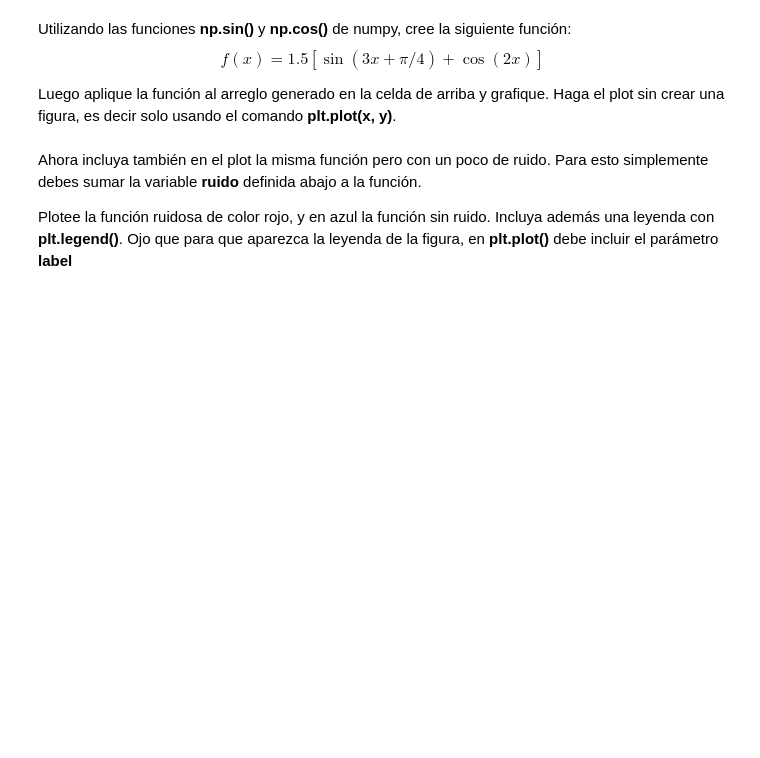
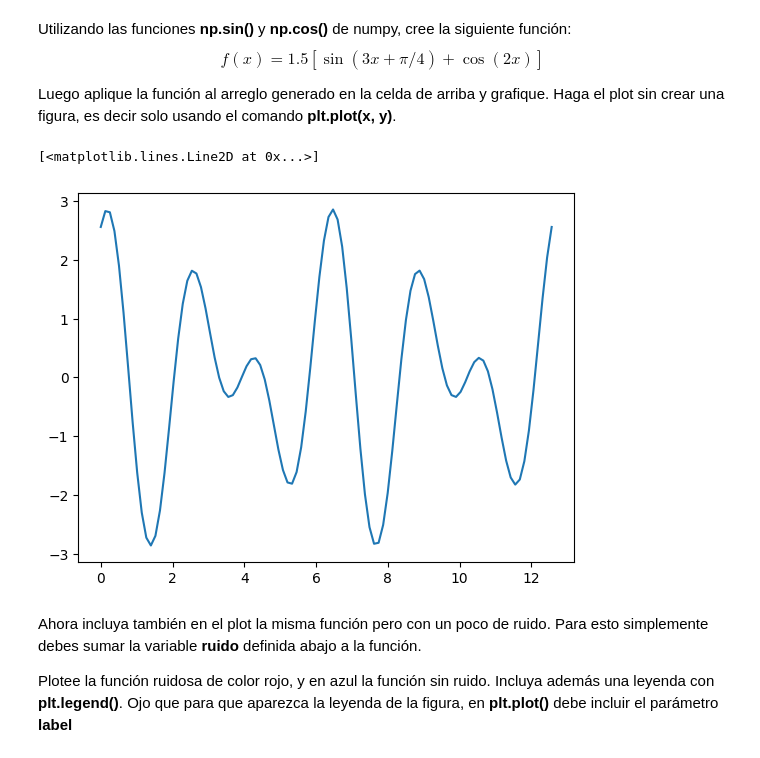
Before and after one commit to martinmaturana777/Tarea-1, a Jupyter notebook: Tarea_1.ipynb, the cells around one changed output. Cells and saved outputs as stored; diff of their text form; code cells hidden in the pictures; blank space fills up the shorter version.

```diff
--- a/Tarea_1.ipynb
+++ b/Tarea_1.ipynb
@@ -207,3 +254,5 @@ x_values =
+# %%
+x_values = np.linspace(0, 4*np.pi, 100)
 # %% [markdown]
 Utilizando las funciones **np.sin()** y **np.cos()** de numpy, cree la siguiente función:
 $$f(x) = 1.5[\sin(3x+\pi/4)+\cos(2x)] \tag{2}$$
@@ -218,3 +261,18 @@ def f(x):
+# %%
+# Escriba la función aquí
+def f(x):
+  return 3/2* (np.sin(3*x +np.pi *0.25) + np.cos(2*x) )
+
+imagen=[]
+for x in x_values:
+  imagen.append(f(x))
+
+y_values=imagen
+# Haga el plot aquí
+plt.plot(x_values,y_values)
+# %% [output]
+[<matplotlib.lines.Line2D at 0x...>]
+[figure, added]
 # %% [markdown]
 Ahora incluya también en el plot la misma función  pero con un poco de ruido. Para esto simplemente debes sumar la variable **ruido** definida abajo a la función.
 
```
Also changed, not shown: parts of 23 cells of this notebook.
